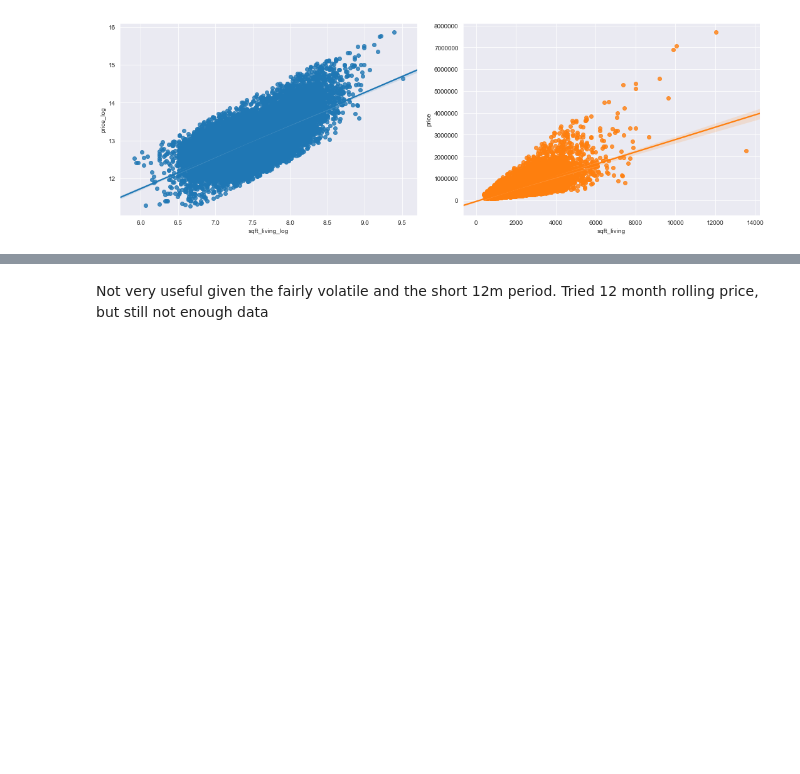
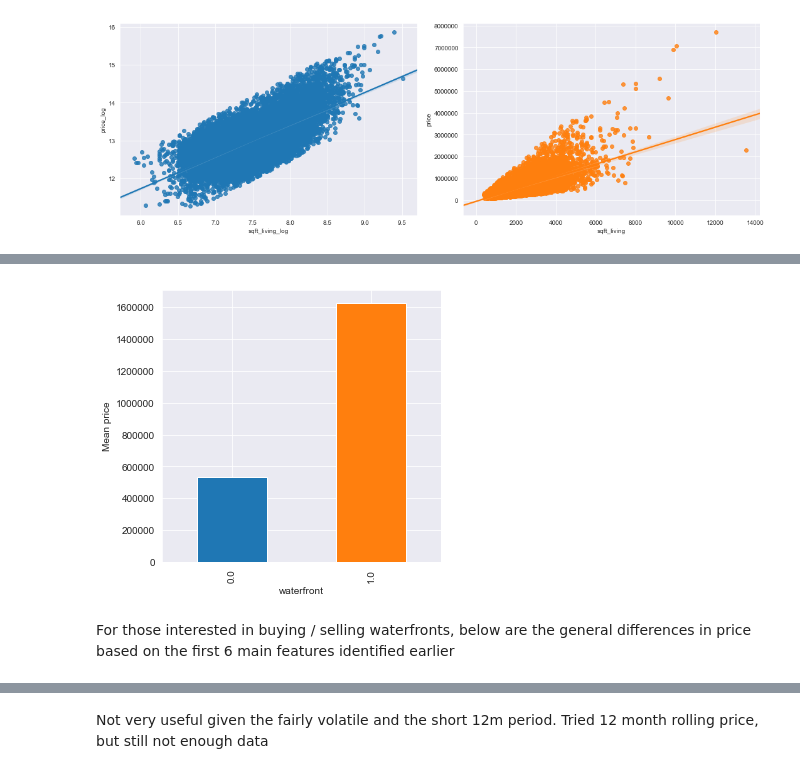
Before and after one commit to Ftan91/Exploratory-Data-Analysis-on-Features-that-Impact-House-Prices-in-Kings-County-Seattle, a Jupyter notebook: Finn2 - Kings County Dataset.ipynb, the cells around one changed output, grey strips where cells are left out. Cells and saved outputs as stored; diff of their text form; code cells hidden in the pictures; blank space fills up the shorter version.

```diff
--- a/Finn2 - Kings County Dataset.ipynb
+++ b/Finn2 - Kings County Dataset.ipynb
@@ -360,0 +404,9 @@ Outside of this, we can use a multiple regression model but will be outside of t
+# %%
+waterfront_general = df.groupby('waterfront')['price'].mean()
+waterfront_general.plot.bar(figsize = (5,5))
+plt.ylabel('Mean price')
+plt.show()
+# %% [output]
+[figure, added]
+# %% [markdown]
+For those interested in buying / selling waterfronts, below are the general differences in price based on the first 6 main features identified earlier
```
Also changed, not shown: parts of 28 cells of this notebook.
